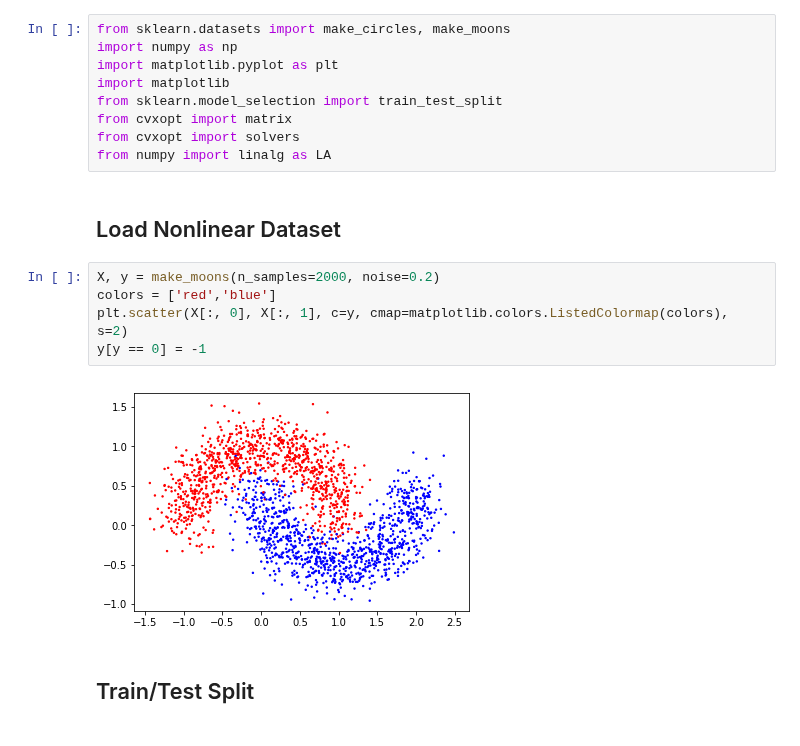
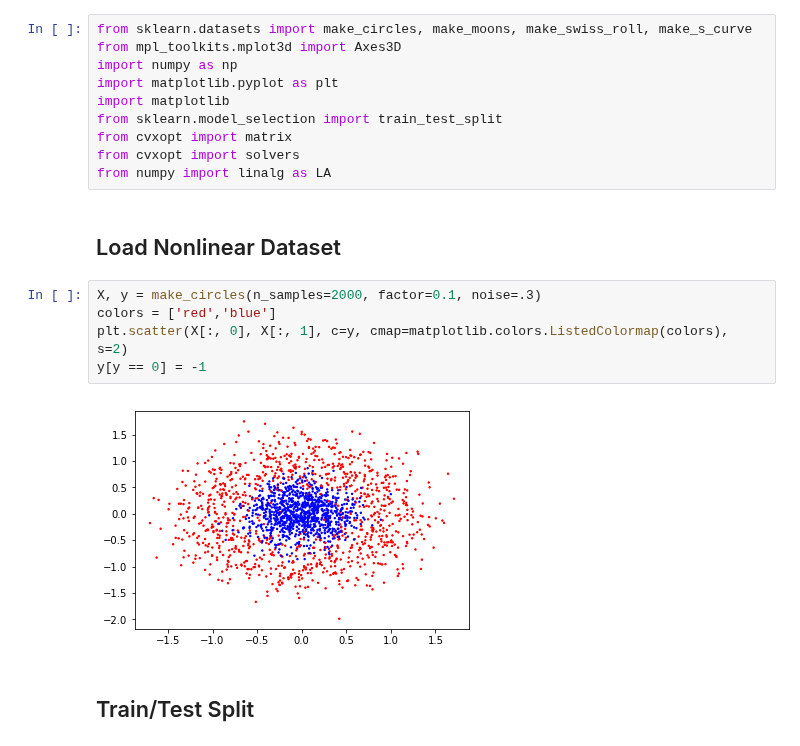
Before and after one commit to zetongqi/machine-learning-demos, a Jupyter notebook: kernel_svm.ipynb, the cells around one changed output. Cells and saved outputs as stored; diff of their text form.

```diff
--- a/kernel_svm.ipynb
+++ b/kernel_svm.ipynb
@@ -1,5 +1,6 @@
 # %%
-from sklearn.datasets import make_circles, make_moons
+from sklearn.datasets import make_circles, make_moons, make_swiss_roll, make_s_curve
+from mpl_toolkits.mplot3d import Axes3D
 import numpy as np
 import matplotlib.pyplot as plt
 import matplotlib
@@ -10,12 +11,12 @@ from numpy import linalg as LA
 # %% [markdown]
 ## Load Nonlinear Dataset
 # %%
-X, y = make_moons(n_samples=2000, noise=0.2)
+X, y = make_circles(n_samples=2000, factor=0.1, noise=.3)
 colors = ['red','blue']
 plt.scatter(X[:, 0], X[:, 1], c=y, cmap=matplotlib.colors.ListedColormap(colors), s=2)
 y[y == 0] = -1
 # %% [output]
-[figure, old version]
+[figure, new version]
 # %% [markdown]
 ## Train/Test Split
 # %%
```
Also changed, not shown: parts of 3 cells of this notebook.
